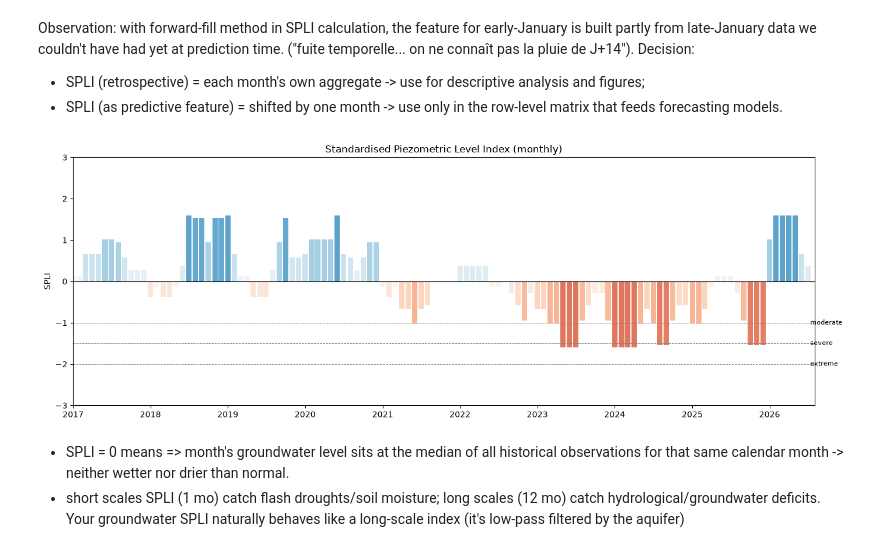
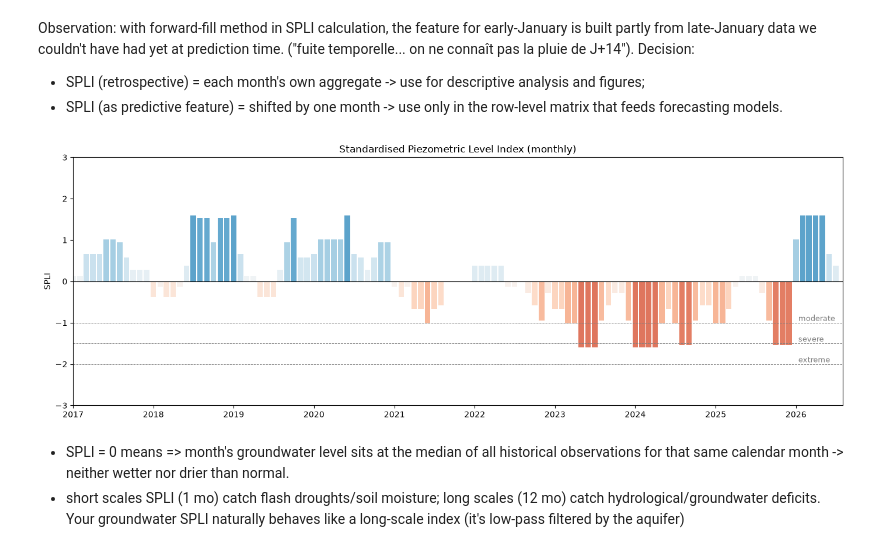
Before and after one commit to lauradmch/NappeCast-forecasting, a Jupyter notebook: notebooks/temporal_analysis.ipynb, the cells around one changed output. Saved outputs shown, nothing was run; the diff lists cells and outputs as text; code cells hidden in the pictures.

```diff
--- a/notebooks/temporal_analysis.ipynb
+++ b/notebooks/temporal_analysis.ipynb
@@ -337,35 +337,35 @@ Decision:
 # %%
 ## Visualization
 
 import matplotlib.pyplot as plt
 import matplotlib.colors as mcolors
 import numpy as np
 
 fig, ax = plt.subplots(figsize=(14, 5))
 
 # Diverging colormap: blue = higher SPLI than median over calendar month, red = drier, centered on 0
 cmap = plt.get_cmap("RdBu")
 norm = mcolors.TwoSlopeNorm(vmin=-3, vcenter=0, vmax=3)
 colors = cmap(norm(spli_monthly.values))
 
 ax.bar(spli_monthly.index, spli_monthly.values, width=25, color=colors, edgecolor="none")
 #ax.plot(spli_monthly.index, spli_monthly.values, color="black", linewidth=0.8, alpha=0.6)
 
 # Severity reference lines (standard SPI/SGI convention)
 for y, label in [(-1, "moderate"), (-1.5, "severe"), (-2, "extreme")]:
     ax.axhline(y, color="grey", linestyle="--", linewidth=0.7)
-    ax.text(spli_monthly.index[-1], y, f" {label}", va="center", fontsize=8, color="black")
+    ax.text(spli_monthly.index[-7], y, f" {label}", va="bottom", fontsize=9, color="grey")
 
 ax.axhline(0, color="black", linewidth=0.8)
 ax.set_ylabel("SPLI")
 ax.set_title("Standardised Piezometric Level Index (monthly)")
 ax.set_ylim(-3, 3)
 ax.set_xlim('2017-01-01', '2026-08-01')
 
 plt.tight_layout()
 plt.show()
 # %% [output]
-[figure, old version]
+[figure, new version]
 # %% [markdown]
 - SPLI = 0 means => month's groundwater level sits at the median of all historical observations for that same calendar month -> neither wetter nor drier than normal.
 - short scales SPLI (1 mo) catch flash droughts/soil moisture; long scales (12 mo) catch hydrological/groundwater deficits. Your groundwater SPLI naturally behaves like a long-scale index (it's low-pass filtered by the aquifer)
```
Also changed, not shown: 1 other file.
